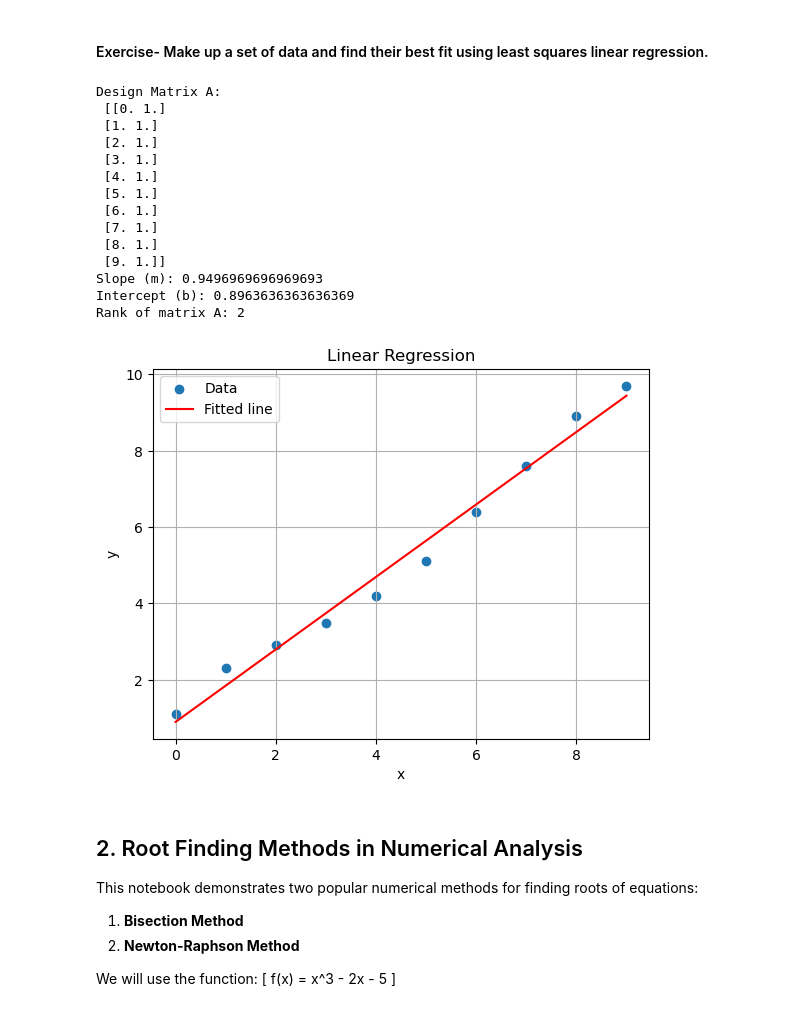
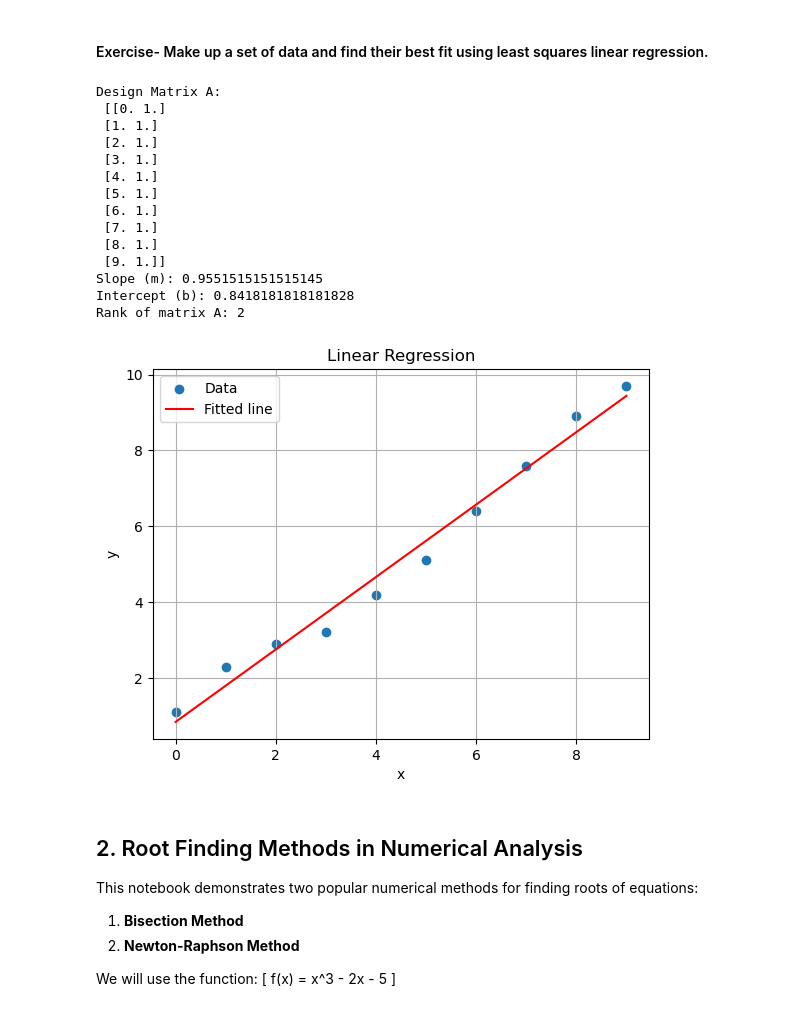
Before and after one commit to bruce179012-byte/MEGR2810-Jupyter-Notebook, a Jupyter notebook: Lecture 9 Basic_Numerical_Methods.ipynb, the cells around one changed output. Drawn from its saved outputs; the diff is of its cells as text; code cells hidden in the pictures.

```diff
--- a/Lecture 9 Basic_Numerical_Methods.ipynb
+++ b/Lecture 9 Basic_Numerical_Methods.ipynb
@@ -81,42 +81,42 @@ import numpy as np
 import matplotlib.pyplot as plt
 
 x = np.array([0, 1, 2, 3, 4, 5, 6, 7, 8, 9])
-y = np.array([1.1, 2.3, 2.9, 3.5, 4.2, 5.1, 6.4, 7.6, 8.9, 9.7])
+y = np.array([1.1, 2.3, 2.9, 3.2, 4.2, 5.1, 6.4, 7.6, 8.9, 9.7])
 
 A = np.vstack([x, np.ones(len(x))]).T
 print ("Design Matrix A:\n", A)
 coeffs, residuals, rank, s = np.linalg.lstsq(A, y, rcond=None)
 m = coeffs[0]
 b = coeffs[1]
 
 print("Slope (m):", m)
 print("Intercept (b):", b)
 print("Rank of matrix A:", rank)
 
 plt.scatter(x, y, label='Data')
 plt.plot(x, m*x + b, 'r', label='Fitted line')
 plt.legend()
 plt.title('Linear Regression')
 plt.xlabel('x')
 plt.ylabel('y')
 plt.grid(True)
 plt.show()
 # %% [output]
 Design Matrix A:
  [[0. 1.]
  [1. 1.]
  [2. 1.]
  [3. 1.]
  [4. 1.]
  [5. 1.]
  [6. 1.]
  [7. 1.]
  [8. 1.]
  [9. 1.]]
-Slope (m): 0.9496969696969693
-Intercept (b): 0.8963636363636369
+Slope (m): 0.9551515151515145
+Intercept (b): 0.8418181818181828
 Rank of matrix A: 2
-[figure, old version]
+[figure, new version]
 # %% [markdown]
 
 ## 2. Root Finding Methods in Numerical Analysis
```
Also changed, not shown: parts of 1 cell of this notebook.
